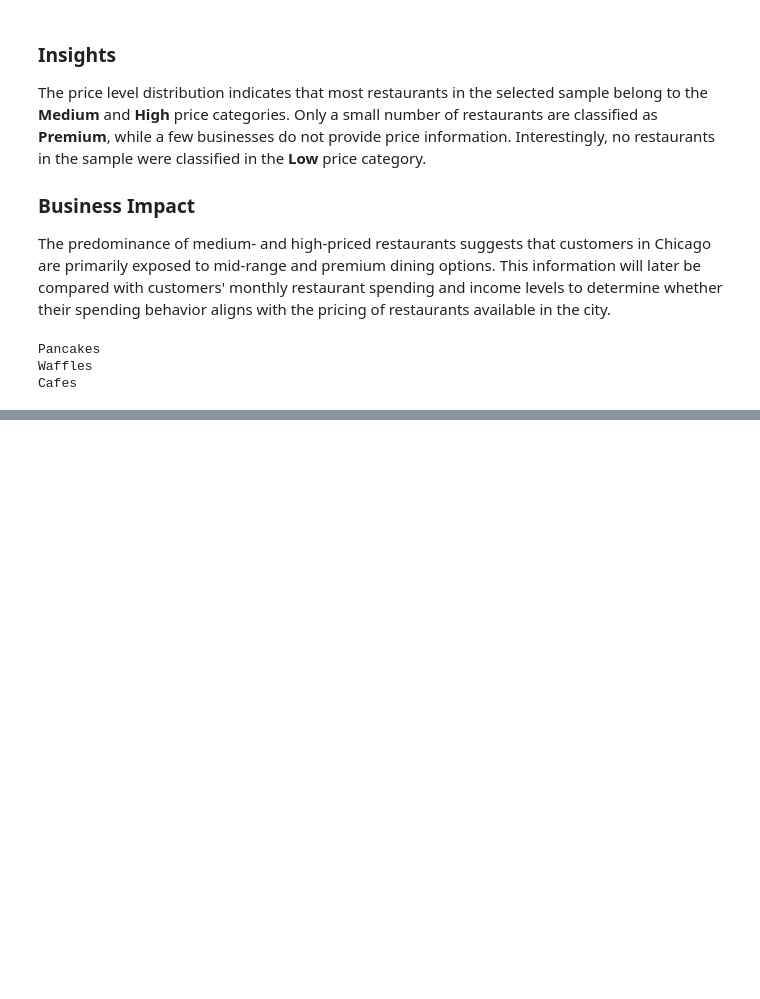
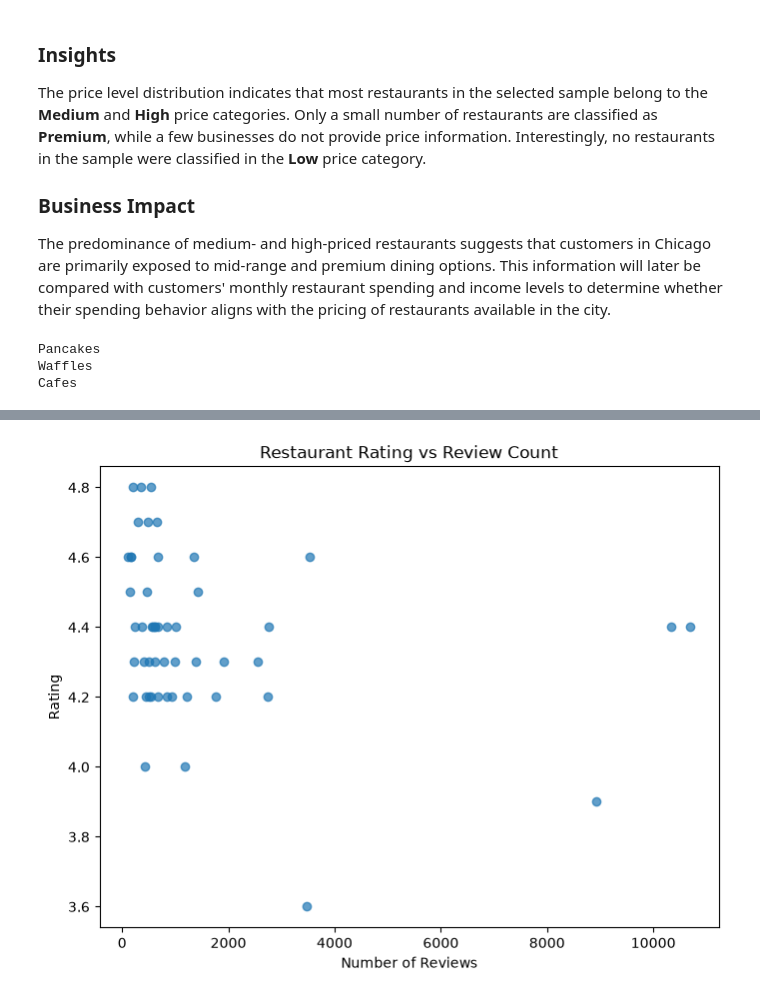
Before and after one commit to Dcuastumal/restaurant-customer-analysis, a Jupyter notebook: notebooks/02_yelp_eda.ipynb, the cells around one changed output, grey strips where cells are left out. Saved outputs shown, nothing was run; the diff lists cells and outputs as text; code cells hidden in the pictures; blank space fills up the shorter version.

```diff
--- a/notebooks/02_yelp_eda.ipynb
+++ b/notebooks/02_yelp_eda.ipynb
@@ -275,0 +411,16 @@ KeyError: 'category_list'
+# %%
+plt.figure(figsize=(8,6))
+
+plt.scatter(
+    restaurants_df["review_count"],
+    restaurants_df["rating"],
+    alpha=0.7
+)
+
+plt.title("Restaurant Rating vs Review Count")
+plt.xlabel("Number of Reviews")
+plt.ylabel("Rating")
+
+plt.show()
+# %% [output]
+[figure, added]
```
Also changed, not shown: parts of 22 cells of this notebook.
